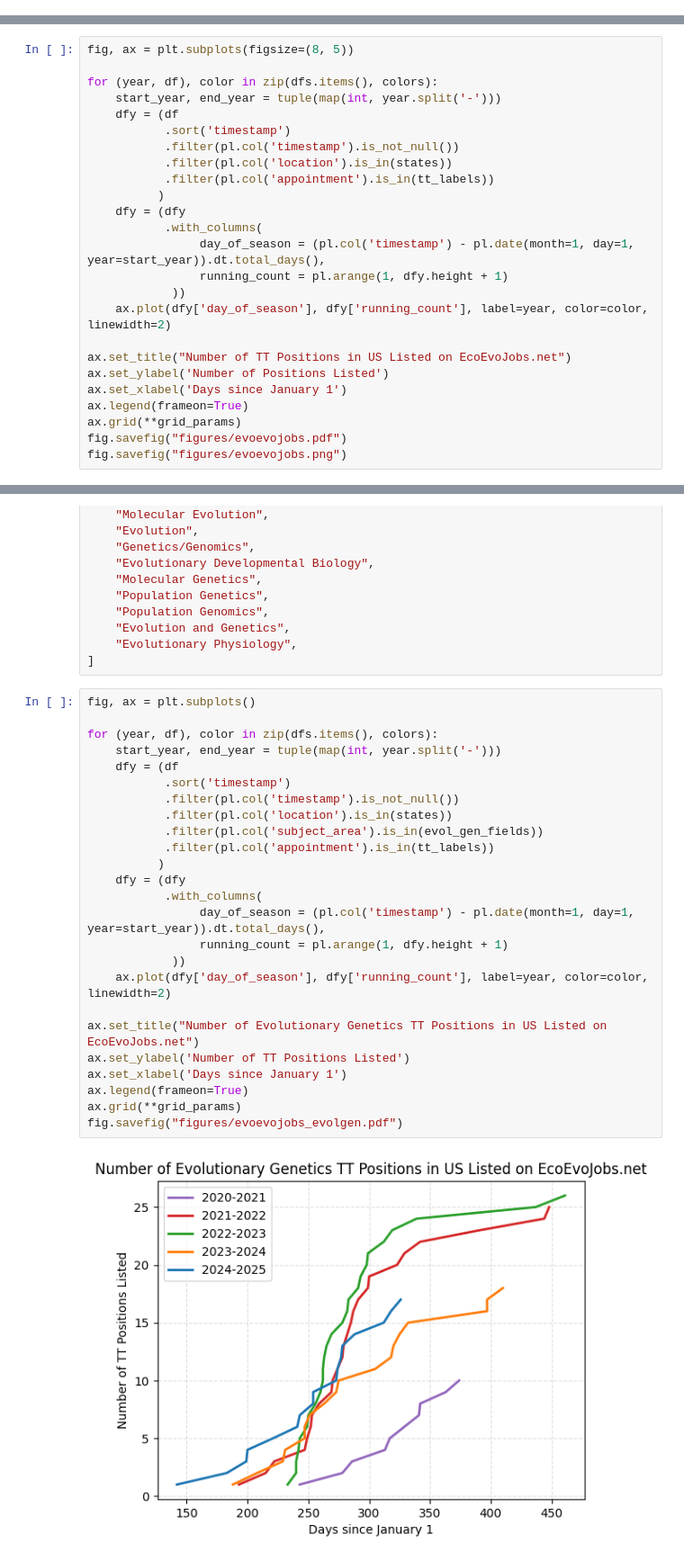
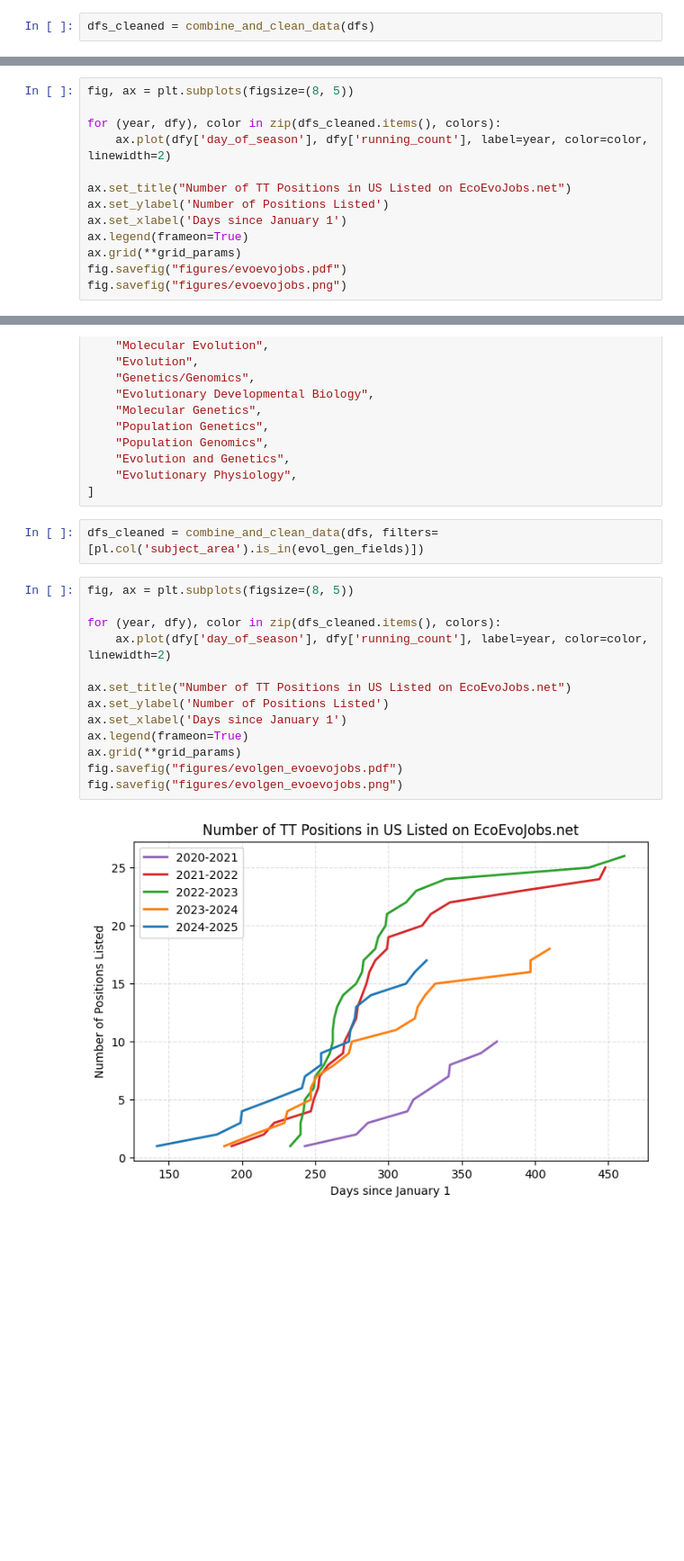
Before and after one commit to vsbuffalo/ecoevojobs, a Jupyter notebook: analysis.ipynb, the cells around one changed output, grey strips where cells are left out. Shown at 90% size. Saved outputs shown, nothing was run; the diff lists cells and outputs as text; blank space fills up the shorter version.

Commit message:
Added merged data

```diff
--- a/analysis.ipynb
+++ b/analysis.ipynb
@@ -62,0 +83,2 @@ states = [
+# %%
+dfs_cleaned = combine_and_clean_data(dfs)
@@ -71,19 +97,7 @@ grid_params = dict(alpha=0.4, linestyle='dashed')
 # %%
 fig, ax = plt.subplots(figsize=(8, 5))
 
-for (year, df), color in zip(dfs.items(), colors):
-    start_year, end_year = tuple(map(int, year.split('-')))
-    dfy = (df
-           .sort('timestamp')
-           .filter(pl.col('timestamp').is_not_null())
-           .filter(pl.col('location').is_in(states))
-           .filter(pl.col('appointment').is_in(tt_labels))
-          )
-    dfy = (dfy
-           .with_columns(
-                day_of_season = (pl.col('timestamp') - pl.date(month=1, day=1, year=start_year)).dt.total_days(),
-                running_count = pl.arange(1, dfy.height + 1)
-            ))
+for (year, dfy), color in zip(dfs_cleaned.items(), colors):
     ax.plot(dfy['day_of_season'], dfy['running_count'], label=year, color=color, linewidth=2)
 
 ax.set_title("Number of TT Positions in US Listed on EcoEvoJobs.net")
@@ -114,30 +128,20 @@ evol_gen_fields = [
     "Evolution and Genetics",
     "Evolutionary Physiology",
 ]
+# %%
+dfs_cleaned = combine_and_clean_data(dfs, filters=[pl.col('subject_area').is_in(evol_gen_fields)])
 # %%
-fig, ax = plt.subplots()
+fig, ax = plt.subplots(figsize=(8, 5))
 
-for (year, df), color in zip(dfs.items(), colors):
-    start_year, end_year = tuple(map(int, year.split('-')))
-    dfy = (df
-           .sort('timestamp')
-           .filter(pl.col('timestamp').is_not_null())
-           .filter(pl.col('location').is_in(states))
-           .filter(pl.col('subject_area').is_in(evol_gen_fields))
-           .filter(pl.col('appointment').is_in(tt_labels))
-          )
-    dfy = (dfy
-           .with_columns(
-                day_of_season = (pl.col('timestamp') - pl.date(month=1, day=1, year=start_year)).dt.total_days(),
-                running_count = pl.arange(1, dfy.height + 1)
-            ))
+for (year, dfy), color in zip(dfs_cleaned.items(), colors):
     ax.plot(dfy['day_of_season'], dfy['running_count'], label=year, color=color, linewidth=2)
 
-ax.set_title("Number of Evolutionary Genetics TT Positions in US Listed on EcoEvoJobs.net")
-ax.set_ylabel('Number of TT Positions Listed')
+ax.set_title("Number of TT Positions in US Listed on EcoEvoJobs.net")
+ax.set_ylabel('Number of Positions Listed')
 ax.set_xlabel('Days since January 1')
 ax.legend(frameon=True)
 ax.grid(**grid_params)
-fig.savefig("figures/evoevojobs_evolgen.pdf")
+fig.savefig("figures/evolgen_evoevojobs.pdf")
+fig.savefig("figures/evolgen_evoevojobs.png")
 # %% [output]
-[figure, old version]
+[figure, new version]
```
Also changed, not shown: parts of 2 cells of this notebook, 2 other files.
